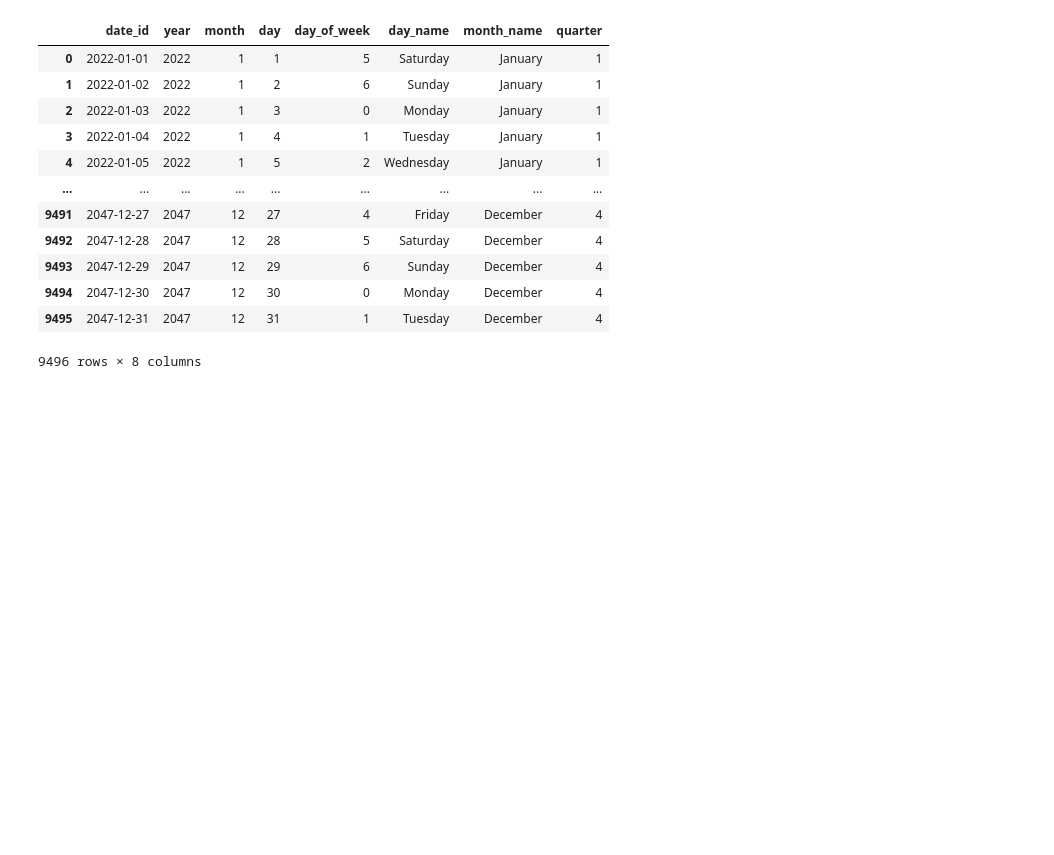
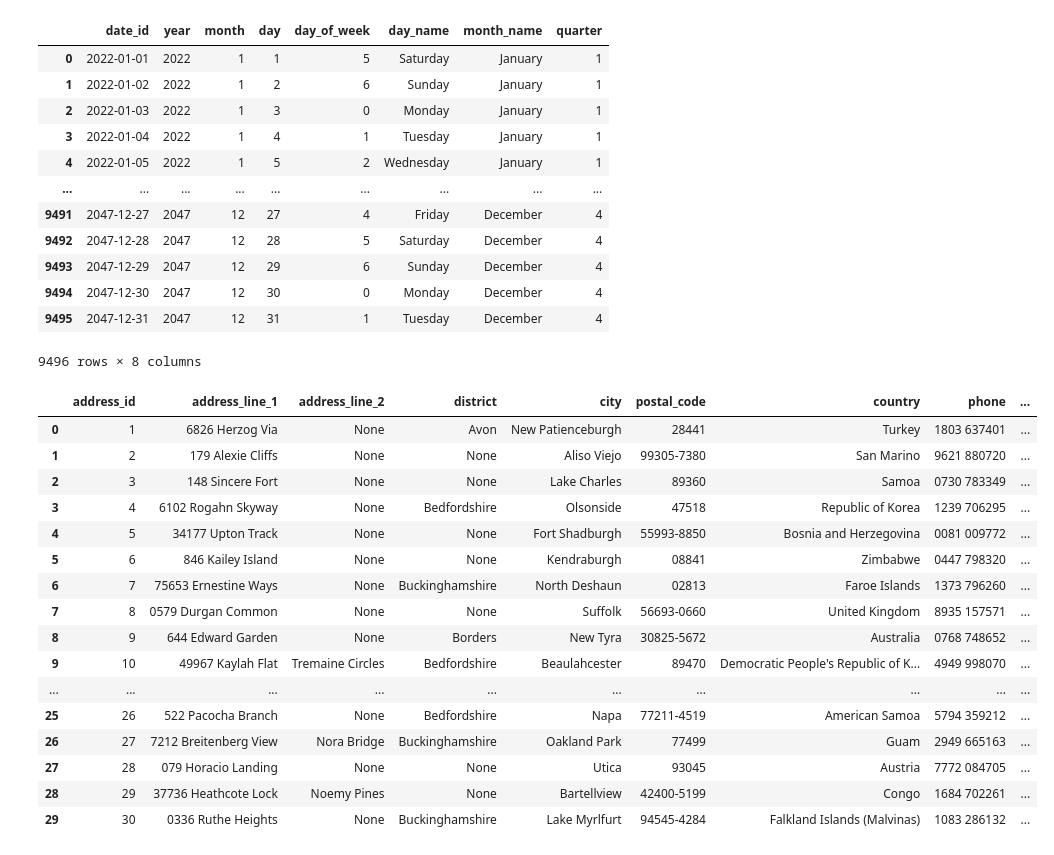
Before and after one commit to ScrappyNozicka/totesys-final-project-nc, a Jupyter notebook: Untitled.ipynb, the cells around one changed output. Saved outputs shown, nothing was run; the diff lists cells and outputs as text; code cells hidden in the pictures; blank space fills up the shorter version.

```diff
--- a/Untitled.ipynb
+++ b/Untitled.ipynb
@@ -172,3 +164,24 @@ dim_date
 | 9494 | 2047-12-30 | 2047 | 12 | 30 | 0 | Monday | December | 4 |
 | 9495 | 2047-12-31 | 2047 | 12 | 31 | 1 | Tuesday | December | 4 |
 9496 rows × 8 columns
+# %%
+df_location = pd.DataFrame(raw_data["address"])
+df_location
+# %% [output]
+|  | address_id | address_line_1 | address_line_2 | district | city | postal_code | country | phone | ... |
+| 0 | 1 | 6826 Herzog Via | None | Avon | New Patienceburgh | 28441 | Turkey | 1803 637401 | ... |
+| 1 | 2 | 179 Alexie Cliffs | None | None | Aliso Viejo | 99305-7380 | San Marino | 9621 880720 | ... |
+| 2 | 3 | 148 Sincere Fort | None | None | Lake Charles | 89360 | Samoa | 0730 783349 | ... |
+| 3 | 4 | 6102 Rogahn Skyway | None | Bedfordshire | Olsonside | 47518 | Republic of Korea | 1239 706295 | ... |
+| 4 | 5 | 34177 Upton Track | None | None | Fort Shadburgh | 55993-8850 | Bosnia and Herzegovina | 0081 009772 | ... |
+| 5 | 6 | 846 Kailey Island | None | None | Kendraburgh | 08841 | Zimbabwe | 0447 798320 | ... |
+| 6 | 7 | 75653 Ernestine Ways | None | Buckinghamshire | North Deshaun | 02813 | Faroe Islands | 1373 796260 | ... |
+| 7 | 8 | 0579 Durgan Common | None | None | Suffolk | 56693-0660 | United Kingdom | 8935 157571 | ... |
+| 8 | 9 | 644 Edward Garden | None | Borders | New Tyra | 30825-5672 | Australia | 0768 748652 | ... |
+| 9 | 10 | 49967 Kaylah Flat | Tremaine Circles | Bedfordshire | Beaulahcester | 89470 | Democratic People's Republic of K... | 4949 998070 | ... |
+| ... | ... | ... | ... | ... | ... | ... | ... | ... | ... |
+| 25 | 26 | 522 Pacocha Branch | None | Bedfordshire | Napa | 77211-4519 | American Samoa | 5794 359212 | ... |
+| 26 | 27 | 7212 Breitenberg View | Nora Bridge | Buckinghamshire | Oakland Park | 77499 | Guam | 2949 665163 | ... |
+| 27 | 28 | 079 Horacio Landing | None | None | Utica | 93045 | Austria | 7772 084705 | ... |
+| 28 | 29 | 37736 Heathcote Lock | Noemy Pines | None | Bartellview | 42400-5199 | Congo | 1684 702261 | ... |
+| 29 | 30 | 0336 Ruthe Heights | None | Buckinghamshire | Lake Myrlfurt | 94545-4284 | Falkland Islands (Malvinas) | 1083 286132 | ... |
```
Also changed, not shown: parts of 5 cells of this notebook, 1 other file.
